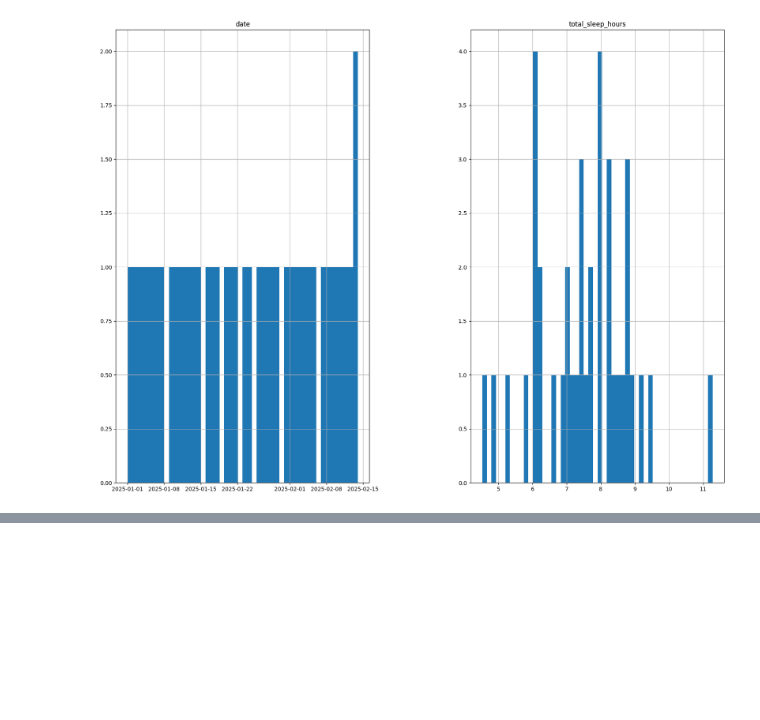
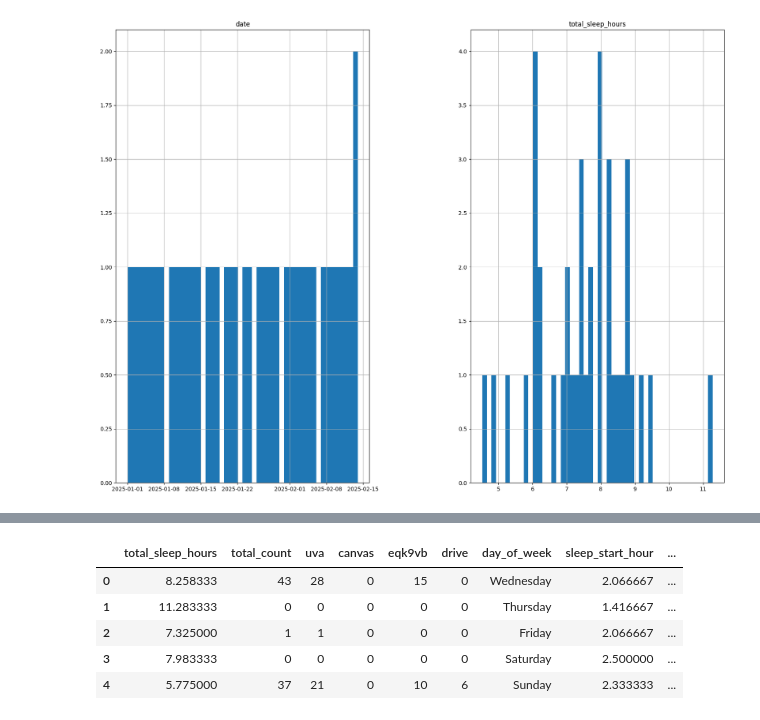
Before and after one commit to elaine-zhang12/google_takeout_sleep, a Jupyter notebook: regression_analysis.ipynb, the cells around one changed output, grey strips where cells are left out. Saved outputs shown, nothing was run; the diff lists cells and outputs as text; code cells hidden in the pictures; blank space fills up the shorter version.

```diff
--- a/regression_analysis.ipynb
+++ b/regression_analysis.ipynb
@@ -145,0 +176,36 @@ plt.show()
+# %%
+df = df.drop(["Unnamed: 0", "date", "chrome_url_first", "chrome_title_first", "chrome_url_last", "chrome_title_last"], axis=1)
+df["sleep_start"] = pd.to_datetime(df["sleep_start"])
+df['sleep_start_hour'] = (
+    df['sleep_start'].dt.hour +
+    df['sleep_start'].dt.minute / 60.0
+)
+df["sleep_end"] = pd.to_datetime(df["sleep_end"])
+df['sleep_end_hour'] = (
+    df['sleep_end'].dt.hour +
+    df['sleep_end'].dt.minute / 60.0
+)
+df["last_time"] = pd.to_datetime(df["last_time"])
+df['last_time_hour'] = (
+    df['last_time'].dt.hour +
+    df['last_time'].dt.minute / 60.0
+)
+df["chrome_visit_time_first"] = pd.to_datetime(df["chrome_visit_time_first"])
+df['chrome_visit_time_first_hour'] = (
+    df['chrome_visit_time_first'].dt.hour +
+    df['chrome_visit_time_first'].dt.minute / 60.0
+)
+df["chrome_visit_time_last"] = pd.to_datetime(df["chrome_visit_time_last"])
+df['chrome_visit_time_last_hour'] = (
+    df['chrome_visit_time_last'].dt.hour +
+    df['chrome_visit_time_last'].dt.minute / 60.0
+)
+df = df.drop(["sleep_start", "sleep_end", "last_time", "chrome_visit_time_first", "chrome_visit_time_last"], axis=1)
+df.head()
+# %% [output]
+|  | total_sleep_hours | total_count | uva | canvas | eqk9vb | drive | day_of_week | sleep_start_hour | ... |
+| 0 | 8.258333 | 43 | 28 | 0 | 15 | 0 | Wednesday | 2.066667 | ... |
+| 1 | 11.283333 | 0 | 0 | 0 | 0 | 0 | Thursday | 1.416667 | ... |
+| 2 | 7.325000 | 1 | 1 | 0 | 0 | 0 | Friday | 2.066667 | ... |
+| 3 | 7.983333 | 0 | 0 | 0 | 0 | 0 | Saturday | 2.500000 | ... |
+| 4 | 5.775000 | 37 | 21 | 0 | 10 | 6 | Sunday | 2.333333 | ... |
```
Also changed, not shown: parts of 14 cells of this notebook.
